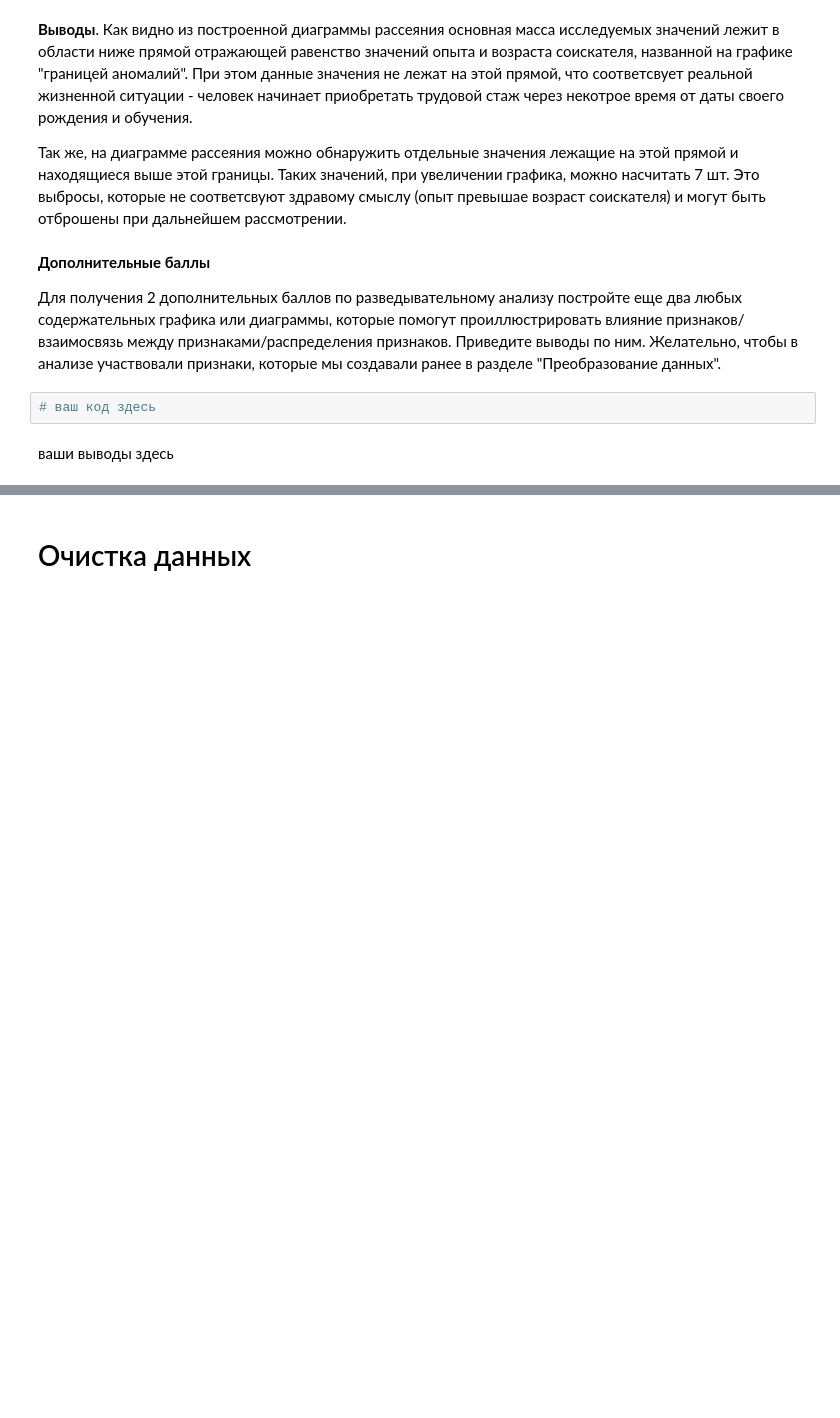
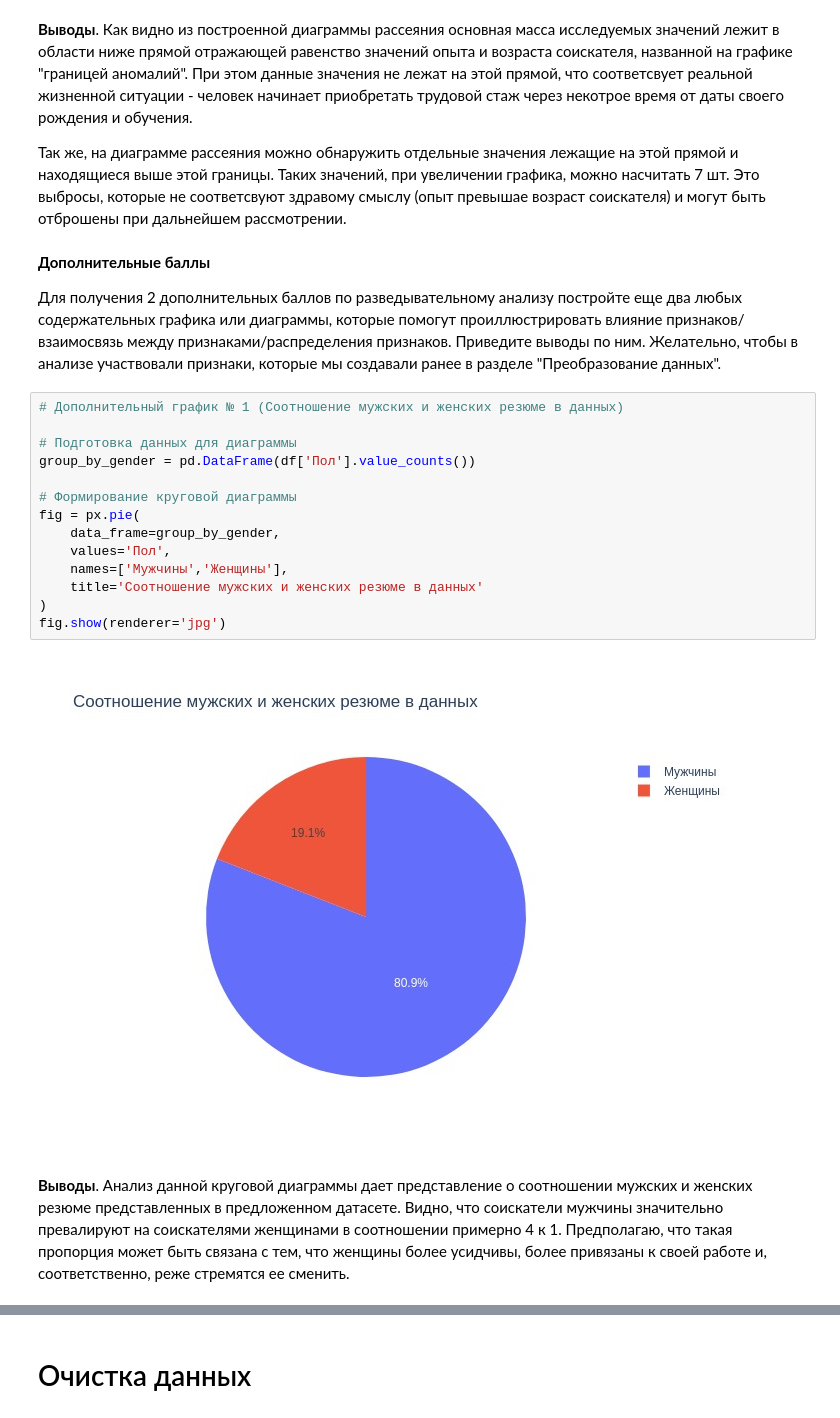
Before and after one commit to SignZ2021/sf-data-science, a Jupyter notebook: project_1/Анализ вакансий (hh.ru).ipynb, the cells around one changed output, grey strips where cells are left out. Cells and saved outputs as stored; diff of their text form; blank space fills up the shorter version.

```diff
--- a/project_1/Анализ вакансий (hh.ru).ipynb
+++ b/project_1/Анализ вакансий (hh.ru).ipynb
@@ -726,6 +726,20 @@ fig.show(renderer='jpg')
 
 Для получения 2 дополнительных баллов по разведывательному анализу постройте еще два любых содержательных графика или диаграммы, которые помогут проиллюстрировать влияние признаков/взаимосвязь между признаками/распределения признаков. Приведите выводы по ним. Желательно, чтобы в анализе участвовали признаки, которые мы создавали ранее в разделе "Преобразование данных".
 # %%
-# ваш код здесь
+# Дополнительный график № 1 (Соотношение мужских и женских резюме в данных)
+
+# Подготовка данных для диаграммы
+group_by_gender = pd.DataFrame(df['Пол'].value_counts())
+
+# Формирование круговой диаграммы
+fig = px.pie(
+    data_frame=group_by_gender,
+    values='Пол',
+    names=['Мужчины','Женщины'],
+    title='Соотношение мужских и женских резюме в данных'
+)
+fig.show(renderer='jpg')
+# %% [output]
+[figure, added]
 # %% [markdown]
-ваши выводы здесь
+**Выводы**. Анализ данной круговой диаграммы дает представление о соотношении мужских и женских резюме представленных в предложенном датасете. Видно, что соискатели мужчины значительно превалируют на соискателями женщинами в соотношении примерно 4 к 1. Предполагаю, что такая пропорция может быть связана с тем, что женщины более усидчивы, более привязаны к своей работе и, соответственно, реже стремятся ее сменить.
```
Also changed, not shown: parts of 3 cells of this notebook.
